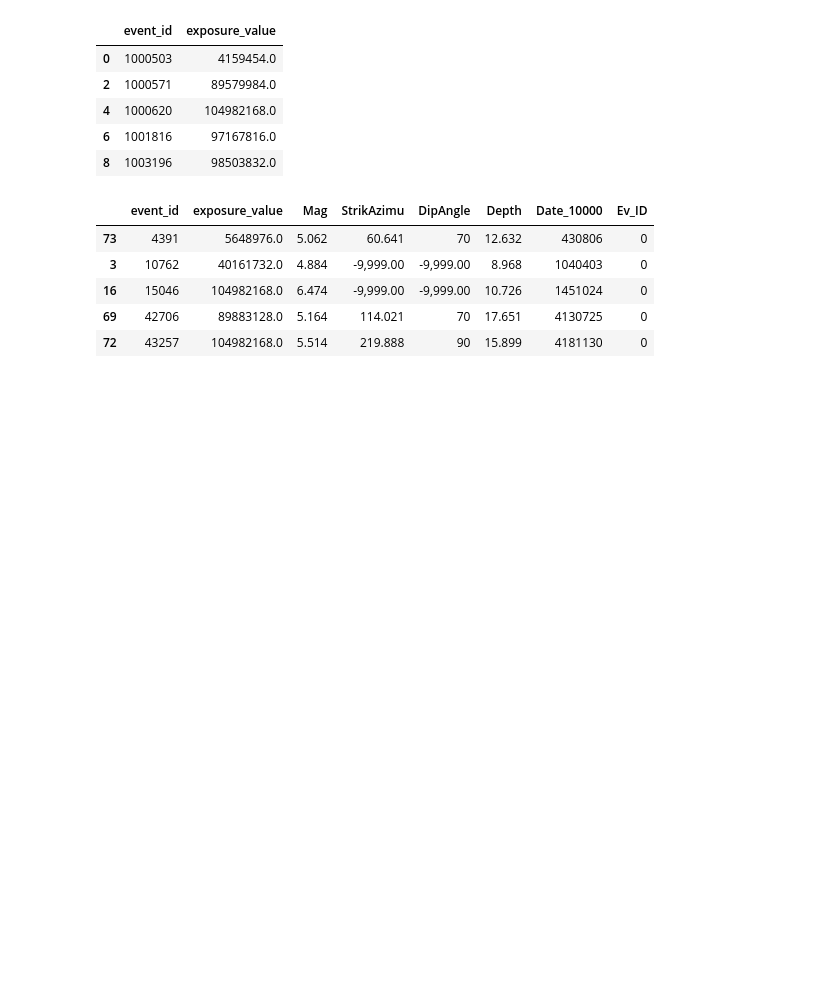
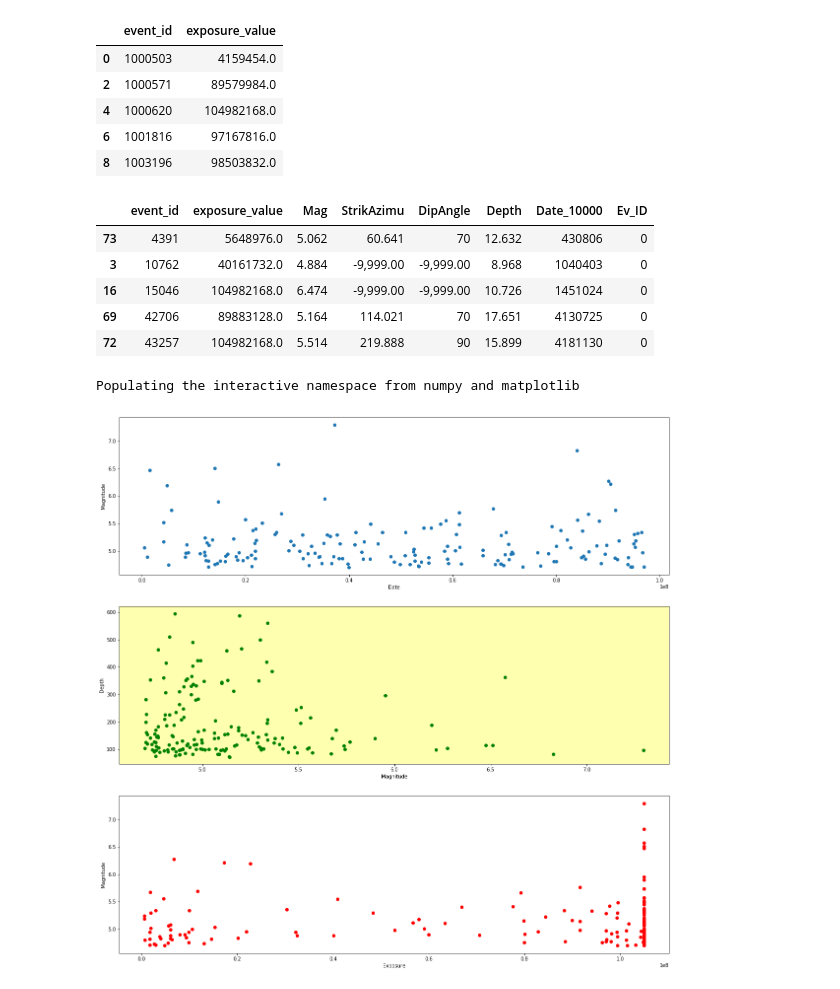
Before and after one commit to OasisLMF/ZurichWorkshop2018, a Jupyter notebook: excercise2.ipynb, the cells around one changed output. Cells and saved outputs as stored; diff of their text form; code cells hidden in the pictures; blank space fills up the shorter version.

Commit message:
added event data graphs

```diff
--- a/excercise2.ipynb
+++ b/excercise2.ipynb
@@ -515,3 +515,34 @@ loss_event_detail.head()
 | 16 | 15046 | 104982168.0 | 6.474 | -9,999.00 | -9,999.00 | 10.726 | 1451024 | 0 |
 | 69 | 42706 | 89883128.0 | 5.164 | 114.021 | 70 | 17.651 | 4130725 | 0 |
 | 72 | 43257 | 104982168.0 | 5.514 | 219.888 | 90 | 15.899 | 4181130 | 0 |
+# %%
+%pylab inline
+pylab.rcParams['figure.figsize'] = (20, 20)
+# %% [output]
+Populating the interactive namespace from numpy and matplotlib
+# %%
+exposure = list(loss_event_detail['exposure_value'])
+date = list(loss_event_detail['Date_10000'])
+magnitude = list(loss_event_detail['Mag'])
+depth = list(loss_event_detail['Depth'])
+depth = [d**2 for d in depth]
+plt.subplot(311)
+plt.scatter(date, magnitude)
+plt.xlabel('Date')
+plt.ylabel('Magnitude')
+
+plt.subplot(313)
+plt.scatter(exposure, magnitude, color='red')
+plt.xlabel('Exposure')
+plt.ylabel('Magnitude')
+
+plt.subplot(312, facecolor='#FFFFB0')
+plt.scatter(magnitude, depth, color = 'green')
+plt.xlabel('Magnitude')
+plt.ylabel('Depth')
+
+
+
+plt.show()
+# %% [output]
+[figure, added]
```
Also changed, not shown: parts of 1 cell of this notebook.
